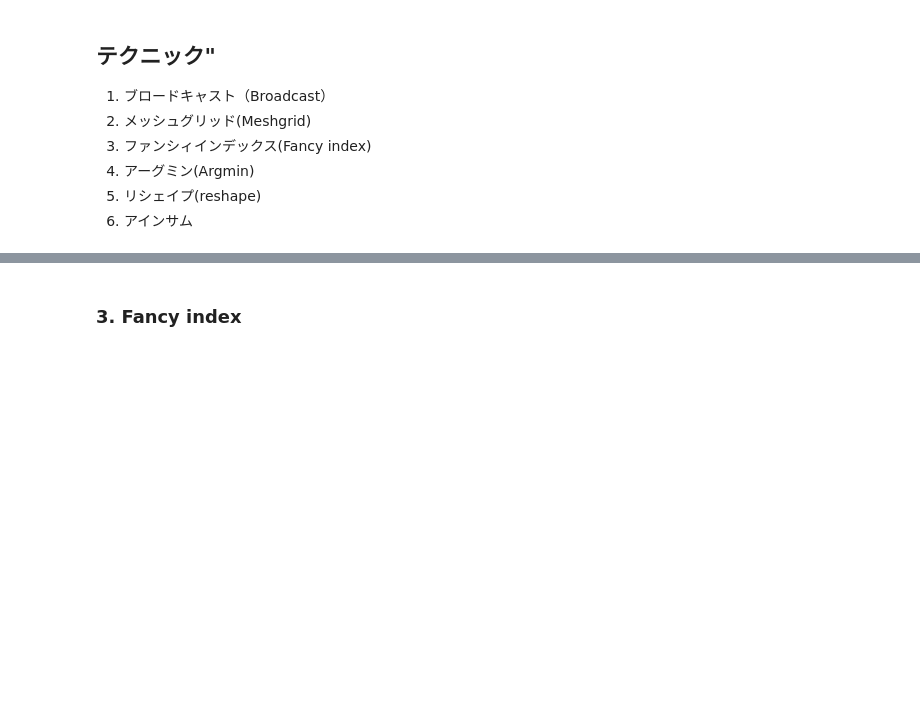
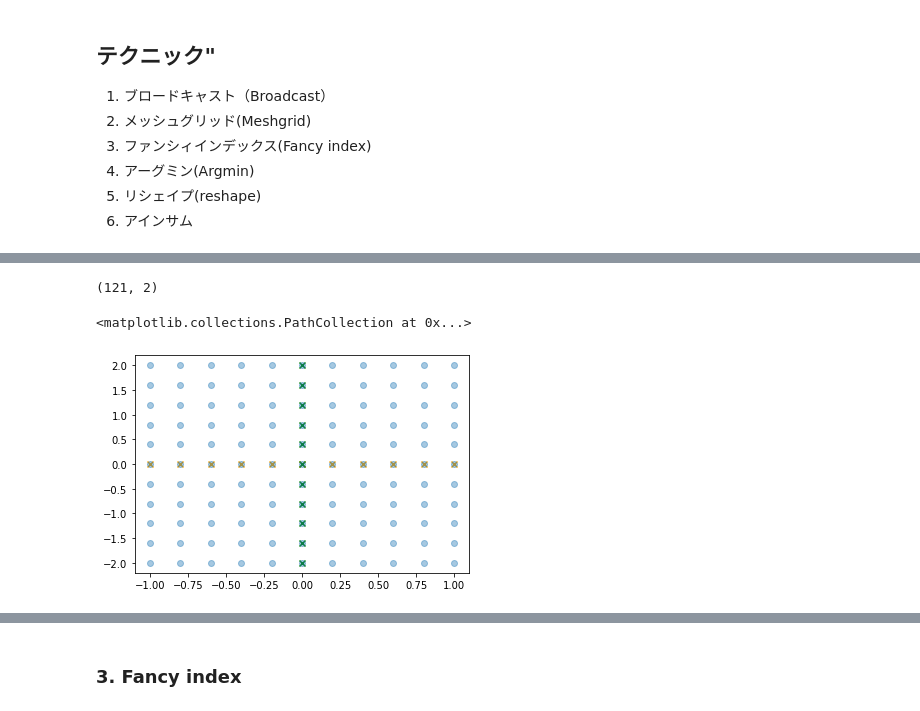
Before and after one commit to furukawa-laboratory/rookies_workout_2021, a Jupyter notebook: som/flab_techniqs.ipynb, the cells around one changed output, grey strips where cells are left out. Drawn from its saved outputs; the diff is of its cells as text; code cells hidden in the pictures; blank space fills up the shorter version.

```diff
--- a/som/flab_techniqs.ipynb
+++ b/som/flab_techniqs.ipynb
@@ -103,0 +205,7 @@ array([[0, 0, 0, 0],
+# %%
+XX, YY = np.meshgrid(A,B)
+print("XXのshapeは", XX.shape, 'YYのshapeは', YY.shape, "となる")
+print("XX")
+print(XX)
+print("YY")
+print(YY)
@@ -103,0 +241,14 @@ array([[0, 0, 0, 0],
+# %%
+xx = XX.reshape(-1)
+yy = YY.reshape(-1)
+M = np.concatenate([xx[:,None], yy[:,None]], axis=1)
+M.shape
+# %% [output]
+(121, 2)
+# %%
+plt.scatter(A,np.zeros(A.shape), color='orange', marker='x')
+plt.scatter(np.zeros(B.shape),B, color='g', marker='x')
+plt.scatter(M[:, 0], M[:, 1], alpha=0.4)
+# %% [output]
+<matplotlib.collections.PathCollection at 0x...>
+[figure, added]
```
Also changed, not shown: parts of 28 cells of this notebook.
